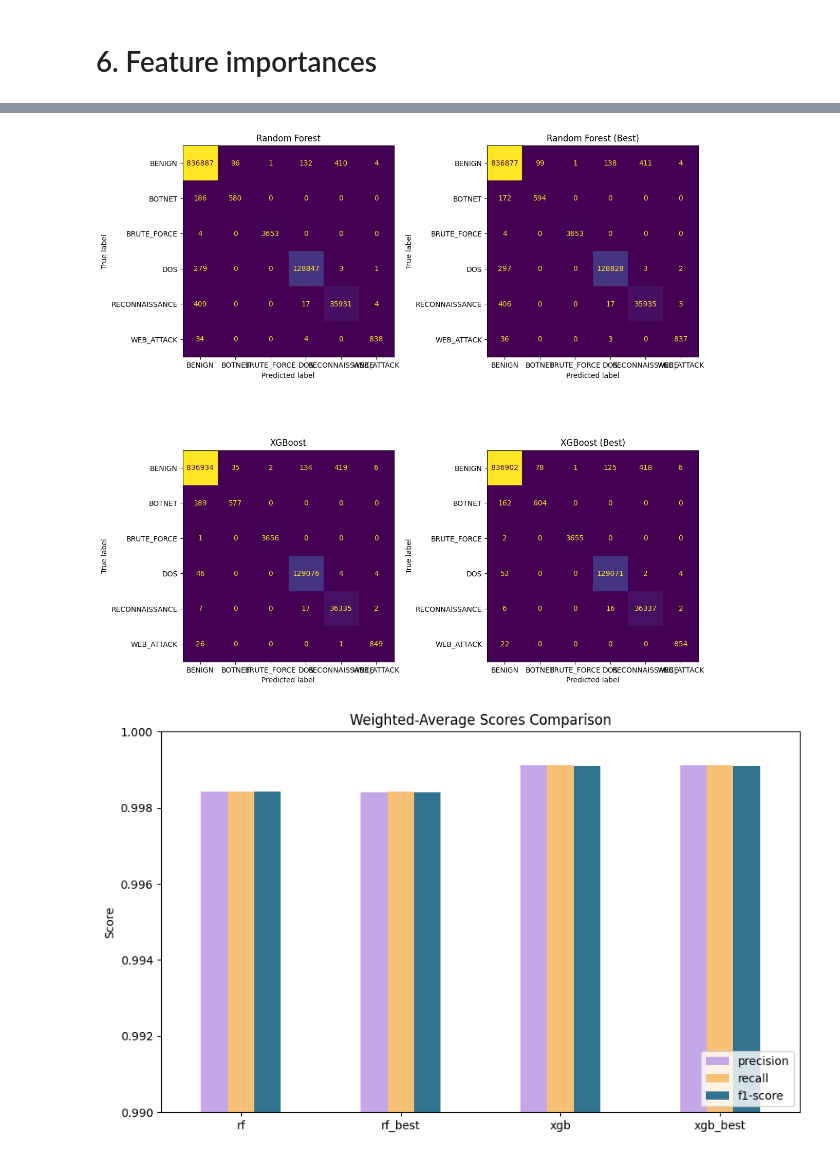
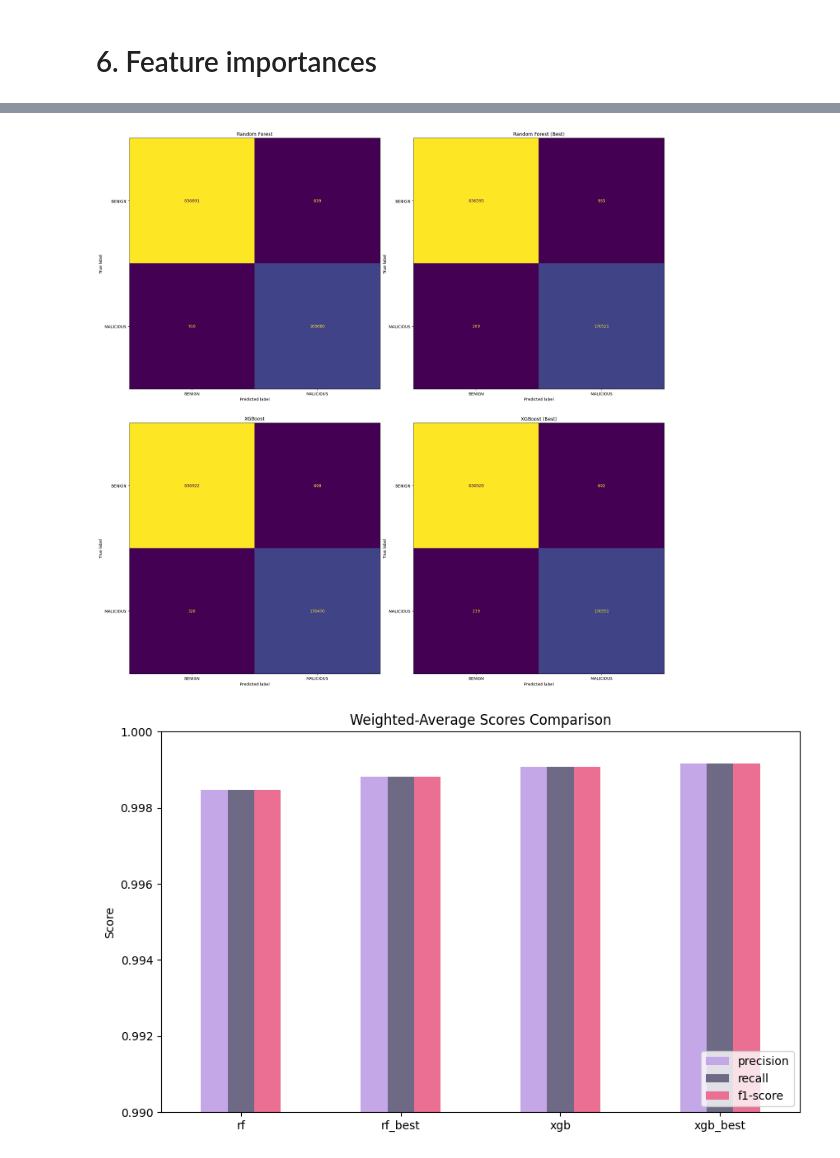
Before and after one commit to j4n-r/IDS_ml, a Jupyter notebook: ml-project-v4.ipynb, the cells around one changed output, grey strips where cells are left out. Saved outputs shown, nothing was run; the diff lists cells and outputs as text; code cells hidden in the pictures.

Commit message:
Kaggle Notebook | NIDS_ML_HWR | Version 33

```diff
--- a/ml-project-v4.ipynb
+++ b/ml-project-v4.ipynb
@@ -295,17 +296,17 @@ category_mapping = {
 }
 y = y.map(category_mapping)
 
-# experimental binary mapping see prob. Version 30 for this
-#malice_mapping = {
-#    'BENIGN': 'BENIGN',
-#    'BOTNET': 'MALICIOUS',
-#    'DOS': 'MALICIOUS',
-#    'BRUTE_FORCE': 'MALICIOUS',
-#    'WEB_ATTACK': 'MALICIOUS',
-#    'RECONNAISSANCE': 'MALICIOUS'
-#}
+# experimental binary mapping see Version 33 for this
+malice_mapping = {
+    'BENIGN': 'BENIGN',
+    'BOTNET': 'MALICIOUS',
+    'DOS': 'MALICIOUS',
+    'BRUTE_FORCE': 'MALICIOUS',
+    'WEB_ATTACK': 'MALICIOUS',
+    'RECONNAISSANCE': 'MALICIOUS'
+}
 
-#y = y.map(malice_mapping)
+y = y.map(malice_mapping)
 
 print(y.unique())
 # %% [output]
@@ -500,7 +497,7 @@ rf_grid = HalvingGridSearchCV(
     params,
     cv=5,
     scoring='f1_macro',
-    verbose=10,
+    verbose=1,
     return_train_score=True,
     n_jobs=-1
 )
@@ -618,7 +607,7 @@ xgb_grid = HalvingGridSearchCV(
     param_grid=params,
     cv=5,
     scoring='f1_macro',
-    verbose=10,
+    verbose=1,
     return_train_score=True,
     n_jobs=-1
 )
@@ -809,28 +810,25 @@ plt.show()
 # %%
 import matplotlib.pyplot as plt
 
 # Put all displays in a list
 conf_displays = [rf_confm, rf_best_confm, xgb_confm, xgb_best_confm]
 
 # Titles (optional, adjust as needed)
 titles = ["Random Forest", "Random Forest (Best)", "XGBoost", "XGBoost (Best)"]
 
-# Create a 2x2 grid
-fig, axes = plt.subplots(2, 2, figsize=(12, 12))
+# Create a 4x1 grid
+fig, axes = plt.subplots(2, 2, figsize=(20, 20))  # Set the figure size to (10, 40) for 10x10 subplots
 axes = axes.flatten()
 
 # Plot each confusion matrix display onto a different axis
 for ax, display, title in zip(axes, conf_displays, titles):
     display.plot(ax=ax, colorbar=False)  # colorbar=False or True, as you prefer
     ax.set_title(title)
 
 plt.tight_layout()
 plt.show()
-
-# Optionally save the combined figure
-fig.savefig("all_confusion_matrices.png", dpi=300)
 # %% [output]
-[figure, old version]
+[figure, new version]
 # %%
 # -- The majority of this plotting code is written by ChatGPT --
 
@@ -853,7 +851,7 @@ for name, report in zip(model_names, reports):
 
 
 
-colors = [rp["iris"], rp["gold"], rp["pine"]]
+colors = [rp["iris"], rp["muted"], rp["love"]]
 
 comparison_df.plot.bar(
     figsize=(10, 6),
@@ -866,7 +864,7 @@ plt.xticks(rotation=0)
 plt.legend(loc="lower right")
 plt.show()
 # %% [output]
-[figure, old version]
+[figure, new version]
 # %%
 for name, report in zip(model_names, reports):
     macro_avg = report["macro avg"]
```
Also changed, not shown: parts of 30 cells of this notebook.
